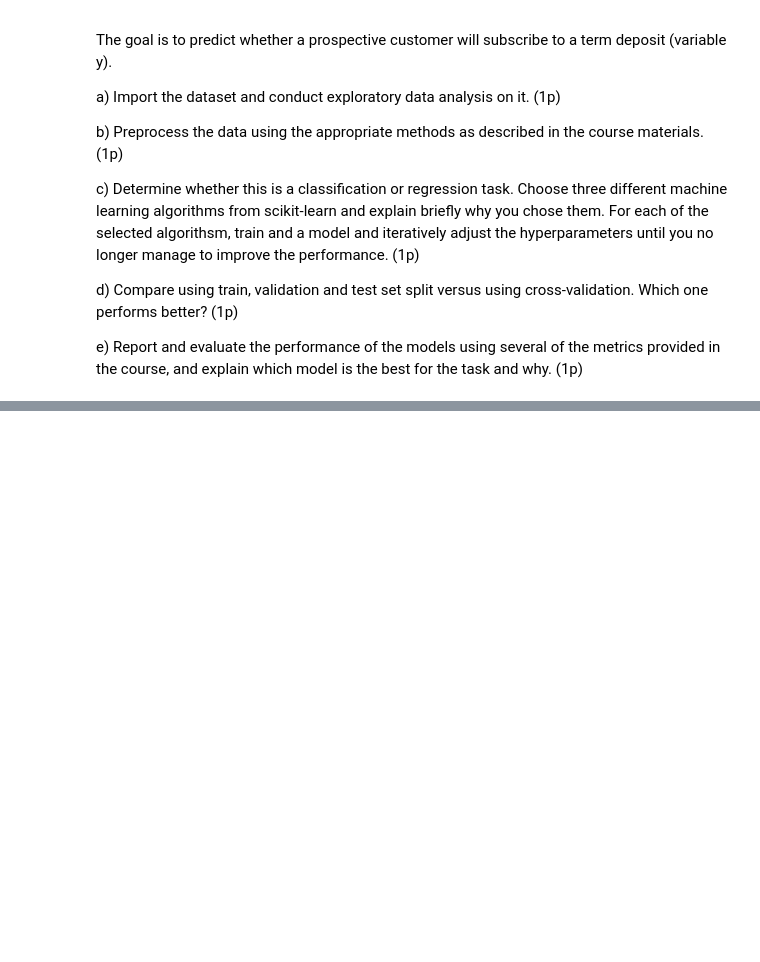
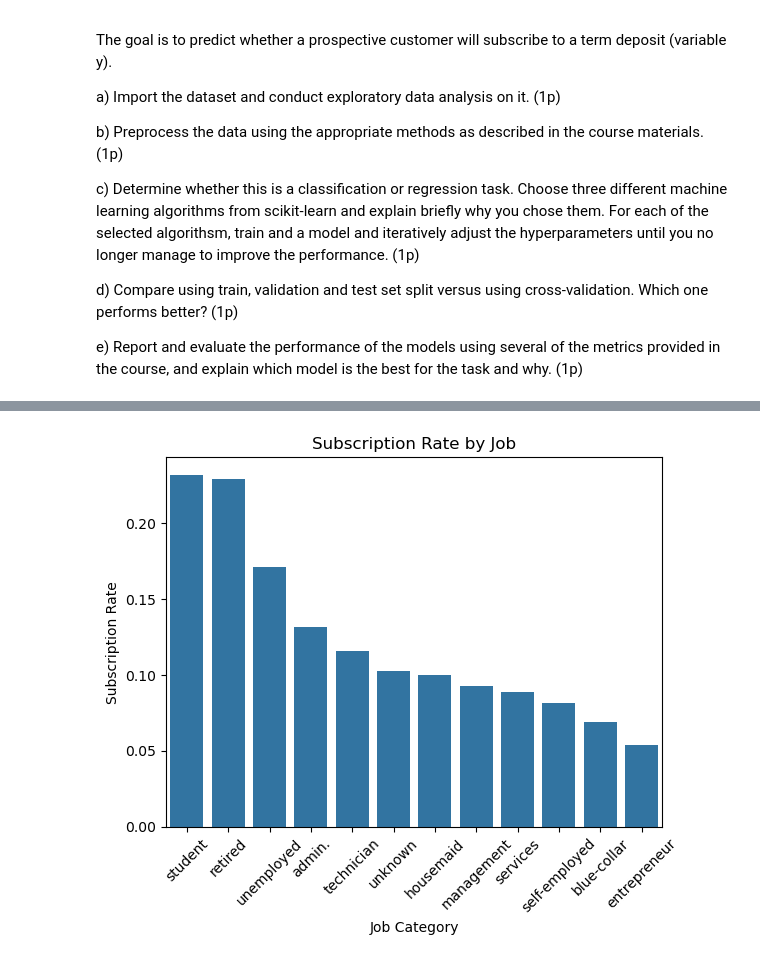
Before and after one commit to stavroulaalex/Python-BusinessIntelligence-Stav, a Jupyter notebook: assignments/assignment3/assignment3.ipynb, the cells around one changed output, grey strips where cells are left out. Cells and saved outputs as stored; diff of their text form; code cells hidden in the pictures; blank space fills up the shorter version.

```diff
--- a/assignments/assignment3/assignment3.ipynb
+++ b/assignments/assignment3/assignment3.ipynb
@@ -308,0 +336,10 @@ df.head()
+# %%
+topic = [] #empty topic list
+sentiment = [] #empty sentiment list
+for i in df['headline']:  #goes over all the headlines in the dataframe, classifies the text into categories based on topics and then based on sentiment
+    result = classify_texts(i, 'gemma3:4b')
+    topic.append(result['topic']) #appends classification results into topic list
+    sentiment.append(result['sentiment']) #and sentiment list respectively
+
+df['topic'] = topic
+df['sentiment'] = sentiment
@@ -324,0 +378,2 @@ e) Report and evaluate the performance of the models using several of the metric
+# %%
+df_task3 = pd.read_csv('bank-additional.csv', sep=';')
@@ -324,0 +438,2 @@ e) Report and evaluate the performance of the models using several of the metric
+# %%
+df_job = df_task3.groupby('job')['y'].value_counts().unstack()
@@ -324,0 +457,3 @@ e) Report and evaluate the performance of the models using several of the metric
+# %%
+for i in df_job:
+    df_job['perc_of_yes']=df_job['yes']/(df_job['yes']+df_job['no'])
@@ -324,0 +480,10 @@ e) Report and evaluate the performance of the models using several of the metric
+# %%
+df_job_sorted = df_job.sort_values(by= 'perc_of_yes', ascending = False)
+sns.barplot(x=df_job_sorted.index, y = df_job_sorted['perc_of_yes'])
+plt.xticks(rotation=45)
+plt.xlabel('Job Category')
+plt.ylabel('Subscription Rate')
+plt.title('Subscription Rate by Job')
+plt.show()
+# %% [output]
+[figure, added]
```
Also changed, not shown: parts of 23 cells of this notebook, 4 other files.
